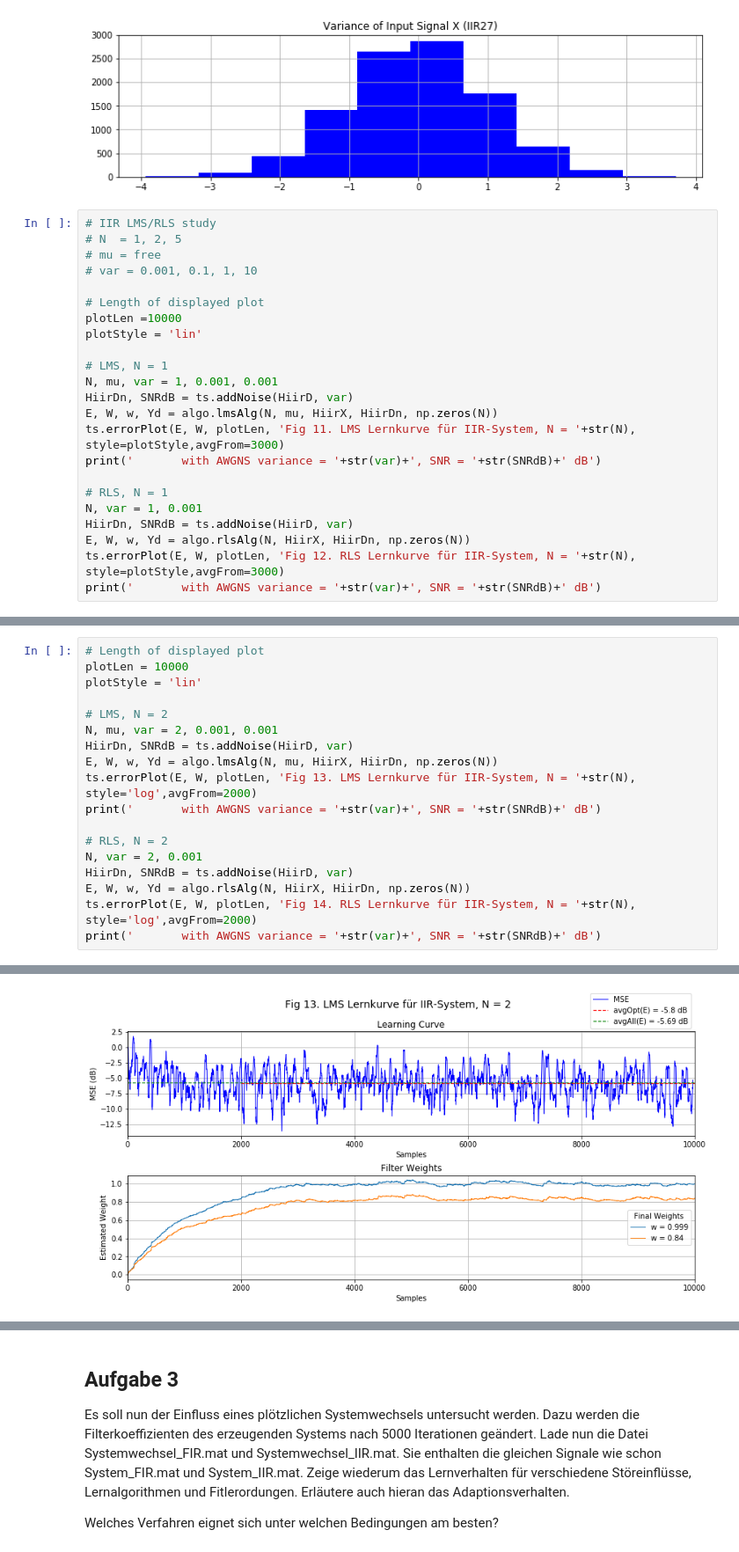
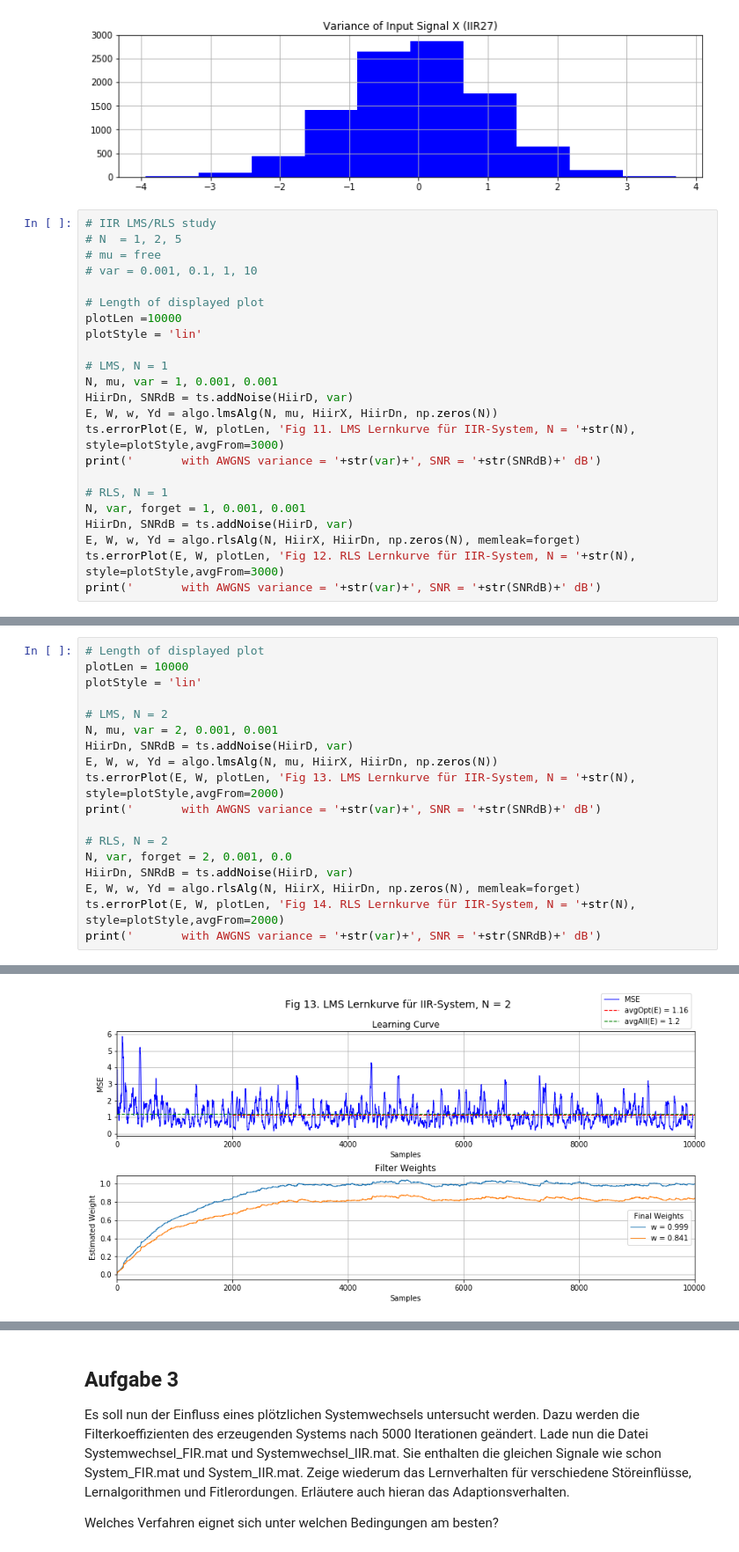
Before and after one commit to xhain/Systemidentifikation, a Jupyter notebook: python/Systemidentifikation.ipynb, the cells around one changed output, grey strips where cells are left out. Shown at 88% size. Drawn from its saved outputs; the diff is of its cells as text.

```diff
--- a/python/Systemidentifikation.ipynb
+++ b/python/Systemidentifikation.ipynb
@@ -281,9 +287,9 @@ ts.errorPlot(E, W, plotLen, 'Fig 11. LMS Lernkurve für IIR-System, N = '+str(N)
 print('       with AWGNS variance = '+str(var)+', SNR = '+str(SNRdB)+' dB')
 
 # RLS, N = 1
-N, var = 1, 0.001
+N, var, forget = 1, 0.001, 0.001
 HiirDn, SNRdB = ts.addNoise(HiirD, var)
-E, W, w, Yd = algo.rlsAlg(N, HiirX, HiirDn, np.zeros(N))
+E, W, w, Yd = algo.rlsAlg(N, HiirX, HiirDn, np.zeros(N), memleak=forget)
 ts.errorPlot(E, W, plotLen, 'Fig 12. RLS Lernkurve für IIR-System, N = '+str(N), style=plotStyle,avgFrom=3000)
 print('       with AWGNS variance = '+str(var)+', SNR = '+str(SNRdB)+' dB')
 # %% [output]
@@ -307,13 +314,13 @@ plotStyle = 'lin'
 N, mu, var = 2, 0.001, 0.001
 HiirDn, SNRdB = ts.addNoise(HiirD, var)
 E, W, w, Yd = algo.lmsAlg(N, mu, HiirX, HiirDn, np.zeros(N))
-ts.errorPlot(E, W, plotLen, 'Fig 13. LMS Lernkurve für IIR-System, N = '+str(N), style='log',avgFrom=2000)
+ts.errorPlot(E, W, plotLen, 'Fig 13. LMS Lernkurve für IIR-System, N = '+str(N), style=plotStyle,avgFrom=2000)
 print('       with AWGNS variance = '+str(var)+', SNR = '+str(SNRdB)+' dB')
 
 # RLS, N = 2
-N, var = 2, 0.001
+N, var, forget = 2, 0.001, 0.0
 HiirDn, SNRdB = ts.addNoise(HiirD, var)
-E, W, w, Yd = algo.rlsAlg(N, HiirX, HiirDn, np.zeros(N))
-ts.errorPlot(E, W, plotLen, 'Fig 14. RLS Lernkurve für IIR-System, N = '+str(N), style='log',avgFrom=2000)
+E, W, w, Yd = algo.rlsAlg(N, HiirX, HiirDn, np.zeros(N), memleak=forget)
+ts.errorPlot(E, W, plotLen, 'Fig 14. RLS Lernkurve für IIR-System, N = '+str(N), style=plotStyle,avgFrom=2000)
 print('       with AWGNS variance = '+str(var)+', SNR = '+str(SNRdB)+' dB')
 # %% [output]
@@ -324 +331 @@ print('       with AWGNS variance = '+str(var)+', SNR = '+str(SNRdB)+' dB')
-[figure, old version]
+[figure, new version]
```
Also changed, not shown: parts of 33 cells of this notebook.
